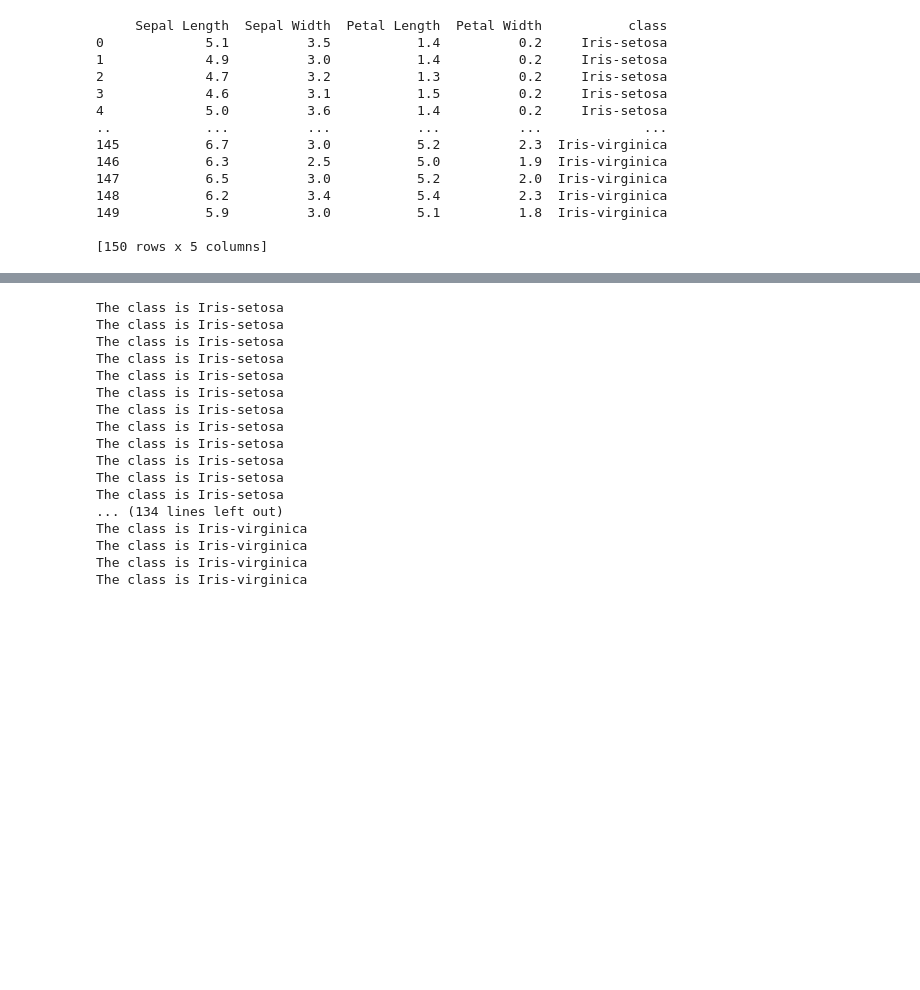
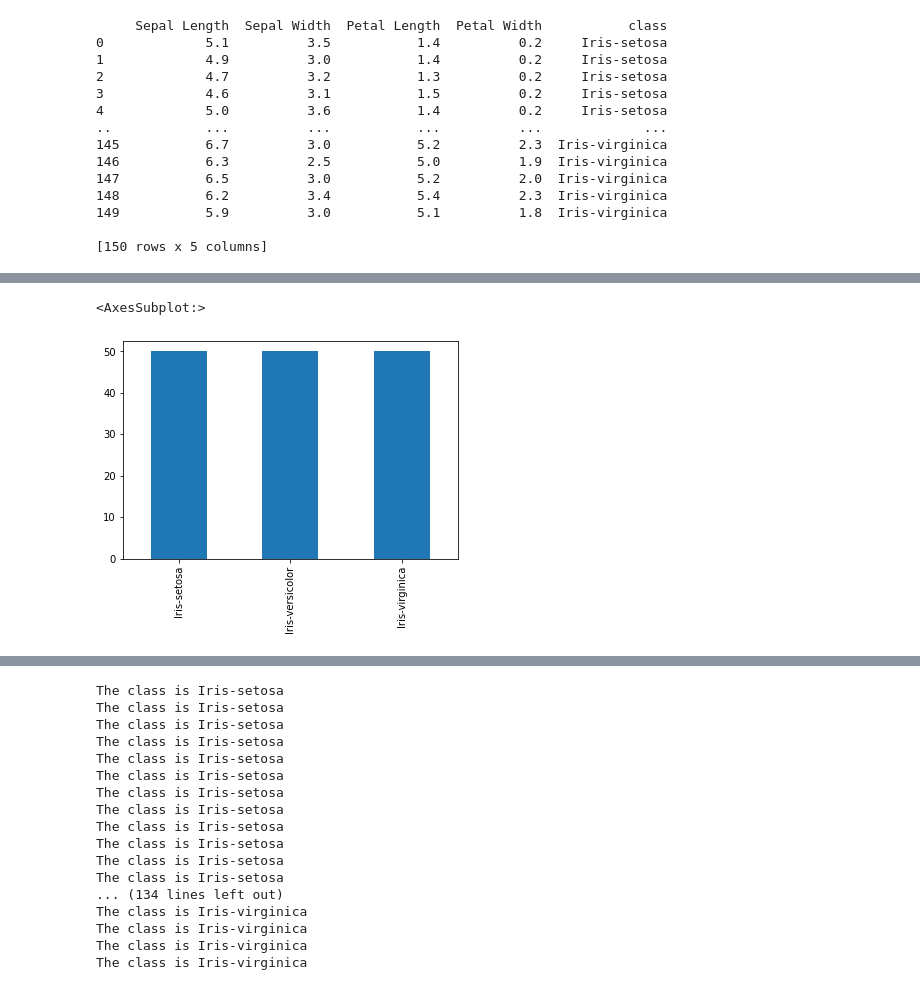
Before and after one commit to juck30808/juck30808, a Jupyter notebook: Pandas-open-plot.ipynb, the cells around one changed output, grey strips where cells are left out. Saved outputs shown, nothing was run; the diff lists cells and outputs as text; code cells hidden in the pictures; blank space fills up the shorter version.

```diff
--- a/Pandas-open-plot.ipynb
+++ b/Pandas-open-plot.ipynb
@@ -78,0 +88,5 @@ print(df)
+# %%
+df['class'].value_counts().plot(kind='bar')
+# %% [output]
+<AxesSubplot:>
+[figure, added]
```
Also changed, not shown: parts of 4 cells of this notebook, 10 other files.
